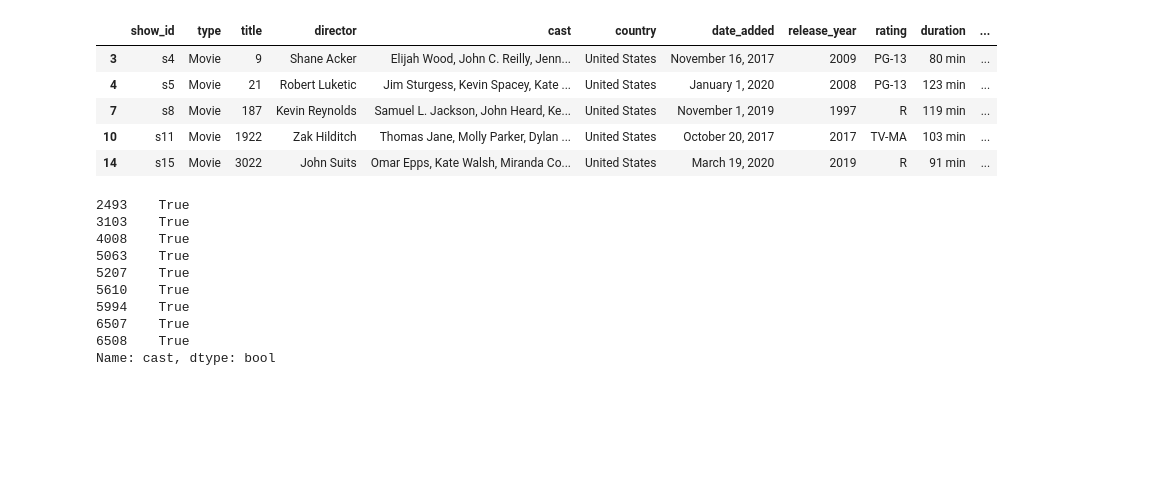
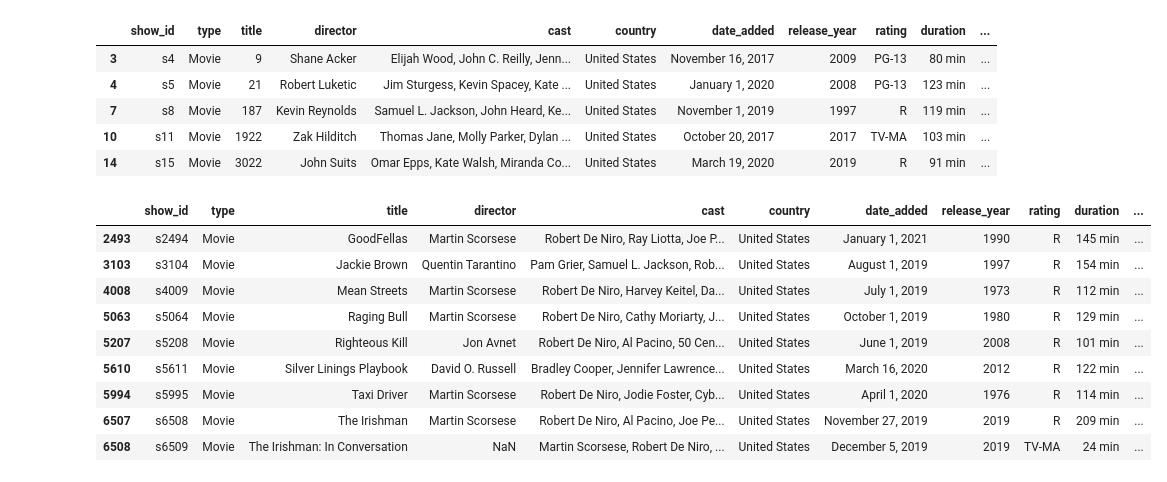
Before and after one commit to shinji-Yama77/JupyterDataAnalysis, a Jupyter notebook: Netflix data analysis/Netflix Workflow.ipynb, the cells around one changed output. Drawn from its saved outputs; the diff is of its cells as text; code cells hidden in the pictures; blank space fills up the shorter version.

```diff
--- a/Netflix data analysis/Netflix Workflow.ipynb
+++ b/Netflix data analysis/Netflix Workflow.ipynb
@@ -77,19 +77,21 @@ list1 = df3["cast"].unique().tolist()
 # %%
 # getting roberts, apply each lambda to each column cast value
 
 val = "Robert De Niro"
 
-df4["cast"].apply(lambda x: any([val in x]))
+df5 = df4["cast"].apply(lambda x: any([val in x]))
+
+df4
 # %% [output]
-2493    True
-3103    True
-4008    True
-5063    True
-5207    True
-5610    True
-5994    True
-6507    True
-6508    True
-Name: cast, dtype: bool
+|  | show_id | type | title | director | cast | country | date_added | release_year | rating | duration | ... |
+| 2493 | s2494 | Movie | GoodFellas | Martin Scorsese | Robert De Niro, Ray Liotta, Joe P... | United States | January 1, 2021 | 1990 | R | 145 min | ... |
+| 3103 | s3104 | Movie | Jackie Brown | Quentin Tarantino | Pam Grier, Samuel L. Jackson, Rob... | United States | August 1, 2019 | 1997 | R | 154 min | ... |
+| 4008 | s4009 | Movie | Mean Streets | Martin Scorsese | Robert De Niro, Harvey Keitel, Da... | United States | July 1, 2019 | 1973 | R | 112 min | ... |
+| 5063 | s5064 | Movie | Raging Bull | Martin Scorsese | Robert De Niro, Cathy Moriarty, J... | United States | October 1, 2019 | 1980 | R | 129 min | ... |
+| 5207 | s5208 | Movie | Righteous Kill | Jon Avnet | Robert De Niro, Al Pacino, 50 Cen... | United States | June 1, 2019 | 2008 | R | 101 min | ... |
+| 5610 | s5611 | Movie | Silver Linings Playbook | David O. Russell | Bradley Cooper, Jennifer Lawrence... | United States | March 16, 2020 | 2012 | R | 122 min | ... |
+| 5994 | s5995 | Movie | Taxi Driver | Martin Scorsese | Robert De Niro, Jodie Foster, Cyb... | United States | April 1, 2020 | 1976 | R | 114 min | ... |
+| 6507 | s6508 | Movie | The Irishman | Martin Scorsese | Robert De Niro, Al Pacino, Joe Pe... | United States | November 27, 2019 | 2019 | R | 209 min | ... |
+| 6508 | s6509 | Movie | The Irishman: In Conversation | NaN | Martin Scorsese, Robert De Niro, ... | United States | December 5, 2019 | 2019 | TV-MA | 24 min | ... |
 # %%
 # to create a dictionary that loops through all the values in the list and creates a column in which it add
```
Also changed, not shown: parts of 4 cells of this notebook.
